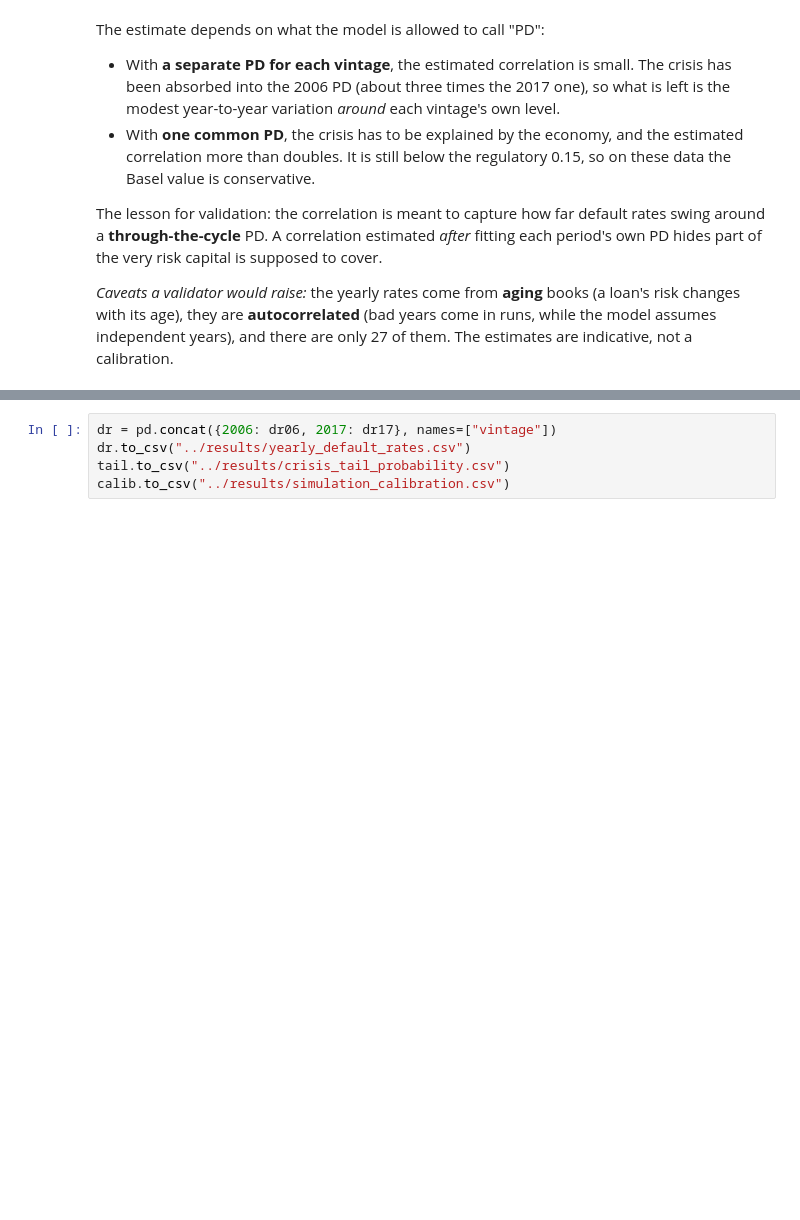
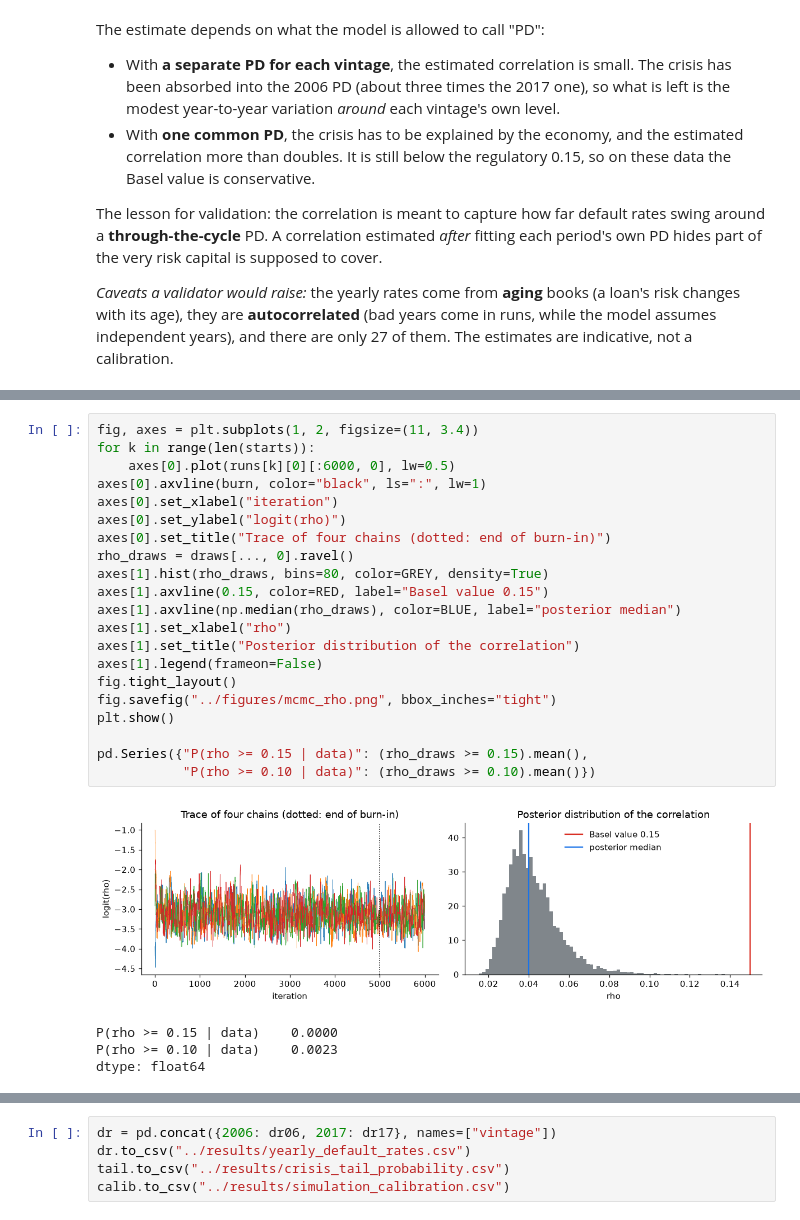
Before and after one commit to AMauGomez/mortgage-credit-risk, a Jupyter notebook: notebooks/05_portfolio_loss_simulation.ipynb, the cells around one changed output, grey strips where cells are left out. Cells and saved outputs as stored; diff of their text form; blank space fills up the shorter version.

Commit message:
Bayesian estimate of the default correlation with a hand-written Metropolis-Hastings sampler

```diff
--- a/notebooks/05_portfolio_loss_simulation.ipynb
+++ b/notebooks/05_portfolio_loss_simulation.ipynb
@@ -262,0 +335,26 @@ The lesson for validation: the correlation is meant to capture how far default r
+# %%
+fig, axes = plt.subplots(1, 2, figsize=(11, 3.4))
+for k in range(len(starts)):
+    axes[0].plot(runs[k][0][:6000, 0], lw=0.5)
+axes[0].axvline(burn, color="black", ls=":", lw=1)
+axes[0].set_xlabel("iteration")
+axes[0].set_ylabel("logit(rho)")
+axes[0].set_title("Trace of four chains (dotted: end of burn-in)")
+rho_draws = draws[..., 0].ravel()
+axes[1].hist(rho_draws, bins=80, color=GREY, density=True)
+axes[1].axvline(0.15, color=RED, label="Basel value 0.15")
+axes[1].axvline(np.median(rho_draws), color=BLUE, label="posterior median")
+axes[1].set_xlabel("rho")
+axes[1].set_title("Posterior distribution of the correlation")
+axes[1].legend(frameon=False)
+fig.tight_layout()
+fig.savefig("../figures/mcmc_rho.png", bbox_inches="tight")
+plt.show()
+
+pd.Series({"P(rho >= 0.15 | data)": (rho_draws >= 0.15).mean(),
+           "P(rho >= 0.10 | data)": (rho_draws >= 0.10).mean()})
+# %% [output]
+[figure, added]
+P(rho >= 0.15 | data)    0.0000
+P(rho >= 0.10 | data)    0.0023
+dtype: float64
```
Also changed, not shown: parts of 3 cells of this notebook, 7 other files.
